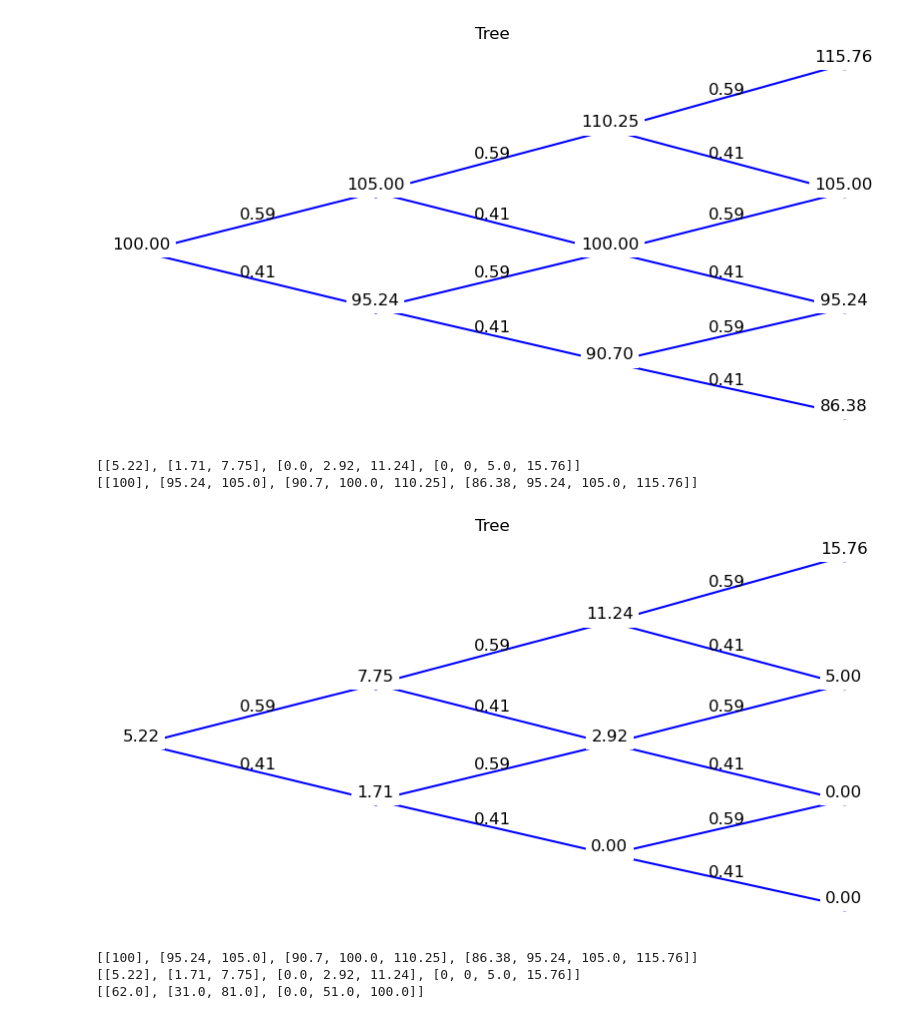
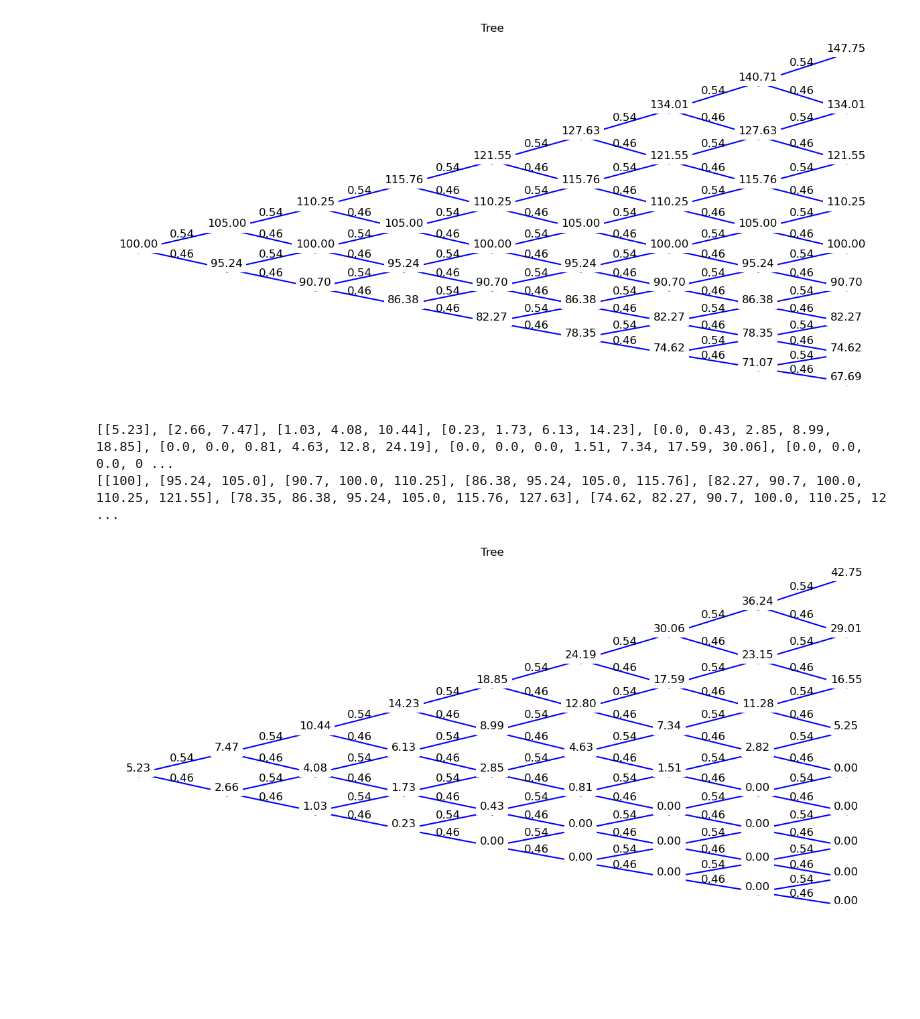
Before and after one commit to JamesRv21/Binomial-Options-Pricing-Model, a Jupyter notebook: binomialTree.ipynb, the cells around one changed output. Saved outputs shown, nothing was run; the diff lists cells and outputs as text; code cells hidden in the pictures; blank space fills up the shorter version.

```diff
--- a/binomialTree.ipynb
+++ b/binomialTree.ipynb
@@ -8,10 +8,10 @@ up = 1.05
 down = 1/up
 spot = 100
 interest = 0.04
-numPeriods = 3
+numPeriods = 8
 depth = numPeriods
-timeToExpiration = 0.75
-strike = 100
+timeToExpiration = 1
+strike = 105
 
 
 
@@ -27,35 +27,35 @@ pricingTree = [[spot]]
 count = 1
 while count <= depth:
     pricingTree.append(create_level(pricingTree[-1], up, down))
     count = count + 1
 
 mat = lil_matrix((depth+1, depth*2+1), dtype = np.float32)
 
 
 
 for i in range(depth+1):
             value = pricingTree[i]
             rows = np.zeros(i+1, dtype=np.int16) + i
             cols = np.arange(i+1)*2+depth-i
             mat[rows, cols] = value
 
-fig = plt.figure(figsize=[10, 5])
+fig = plt.figure(figsize=[15, 7])
 plt.axis('off')
 plt.title('Tree')
 
 for i in range(depth):
     x = (np.arange(3 + i*2) % 2 == 0) + i
     y = np.arange(0, 2*(i+1)+1) - 1 + (depth-i)
     v = mat[x, y].toarray()[0]
     plt.plot(x, v, 'bo-')
     for i in range(len(x)- 1):
          plt.text((x[i] + x[i+1]) / 2, (v[i] + v[i+1]) / 2, f'{1 - abs(((i % 2) - p)):.2f}', fontsize=12, ha='center', va='bottom')
 
 
     for xi, vi in zip(x, v):
         plt.text(xi, vi, f'{vi:.2f}', fontsize=12, ha='center', va='bottom', bbox=dict(facecolor='white', alpha=1, edgecolor='none'))
 # %% [output]
-[figure, old version]
+[figure, new version]
 # %%
 
 call_value_tree = []
@@ -70,9 +70,6 @@ while(len(currentLevel) > 0):
     currentLevel = create_call_value_level(currentLevel,p)
 call_value_tree.reverse()
 # %%
-print(call_value_tree)
-print(pricingTree)
-
 mat = lil_matrix((depth+1, depth*2+1), dtype = np.float32)
 call_mat = lil_matrix((depth+1, depth*2+1), dtype = np.float32)
 for i in range(depth+1):
@@ -83,7 +80,7 @@ for i in range(depth+1):
             mat[rows, cols] = value
             call_mat[rows, cols] = call_value
 
-fig = plt.figure(figsize=[10, 5])
+fig = plt.figure(figsize=[15, 7])
 plt.axis('off')
 plt.title('Tree')
 
@@ -100,13 +97,10 @@ for i in range(depth):
     for xi, vi, ci in zip(x, v, call_v):
         plt.text(xi, vi, f'{ci:.2f}', fontsize=12, ha='center', va='bottom', bbox=dict(facecolor='white', alpha=1, edgecolor='none'))
 # %% [output]
-[[5.22], [1.71, 7.75], [0.0, 2.92, 11.24], [0, 0, 5.0, 15.76]]
-[[100], [95.24, 105.0], [90.7, 100.0, 110.25], [86.38, 95.24, 105.0, 115.76]]
+[[5.23], [2.66, 7.47], [1.03, 4.08, 10.44], [0.23, 1.73, 6.13, 14.23], [0.0, 0.43, 2.85, 8.99, 18.85], [0.0, 0.0, 0.81, 4.63, 12.8, 24.19], [0.0, 0.0, 0.0, 1.51, 7.34, 17.59, 30.06], [0.0, 0.0, 0.0, 0 ...
+[[100], [95.24, 105.0], [90.7, 100.0, 110.25], [86.38, 95.24, 105.0, 115.76], [82.27, 90.7, 100.0, 110.25, 121.55], [78.35, 86.38, 95.24, 105.0, 115.76, 127.63], [74.62, 82.27, 90.7, 100.0, 110.25, 12 ...
-[figure, old version]
+[figure, new version]
 # %%
-print(pricingTree)
-print(call_value_tree)
-
 delta_tree = []
 
 for i in range(1, depth + 1):
@@ -116,11 +110,6 @@ for i in range(1, depth + 1):
     for j in range(i):
         currentLevel.append(round((callTree[j+1] - callTree[j]) / (priceTree[j+1] - priceTree[j])  * 100, 0))
     delta_tree.append(currentLevel)
-print(delta_tree)
-# %% [output]
-[[100], [95.24, 105.0], [90.7, 100.0, 110.25], [86.38, 95.24, 105.0, 115.76]]
-[[5.22], [1.71, 7.75], [0.0, 2.92, 11.24], [0, 0, 5.0, 15.76]]
-[[62.0], [31.0, 81.0], [0.0, 51.0, 100.0]]
 # %%
 mat = lil_matrix((depth+1, depth*2+1), dtype = np.float32)
 call_mat = lil_matrix((depth+1, depth*2+1), dtype = np.float32)
```
Also changed, not shown: parts of 2 cells of this notebook.
